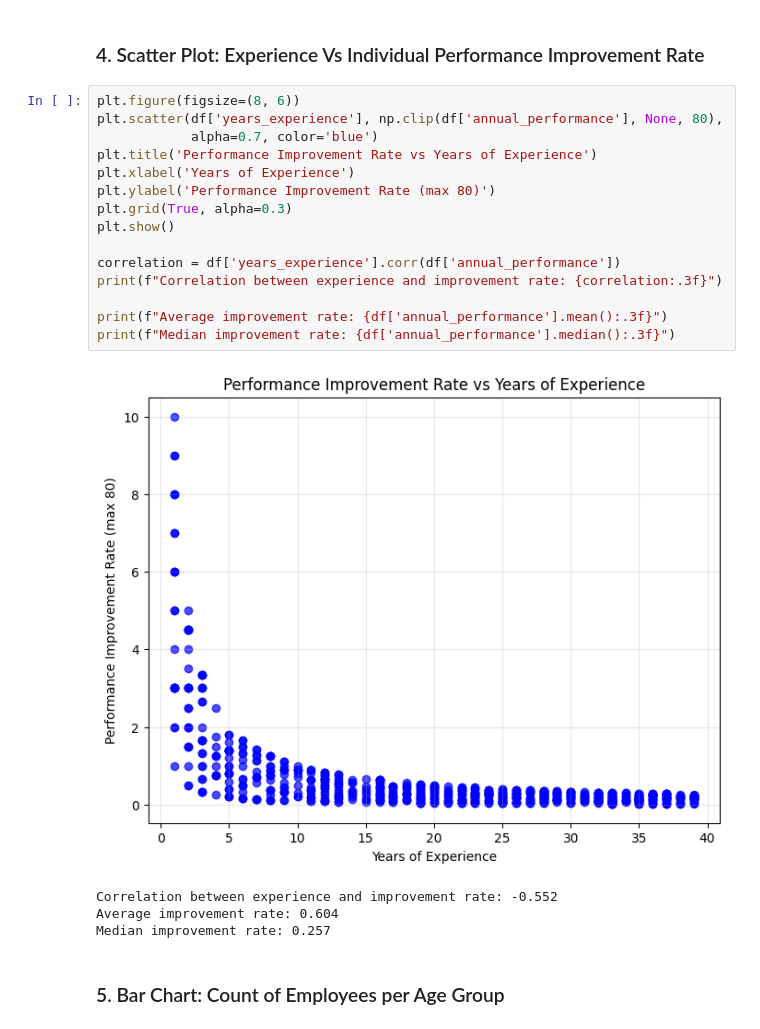
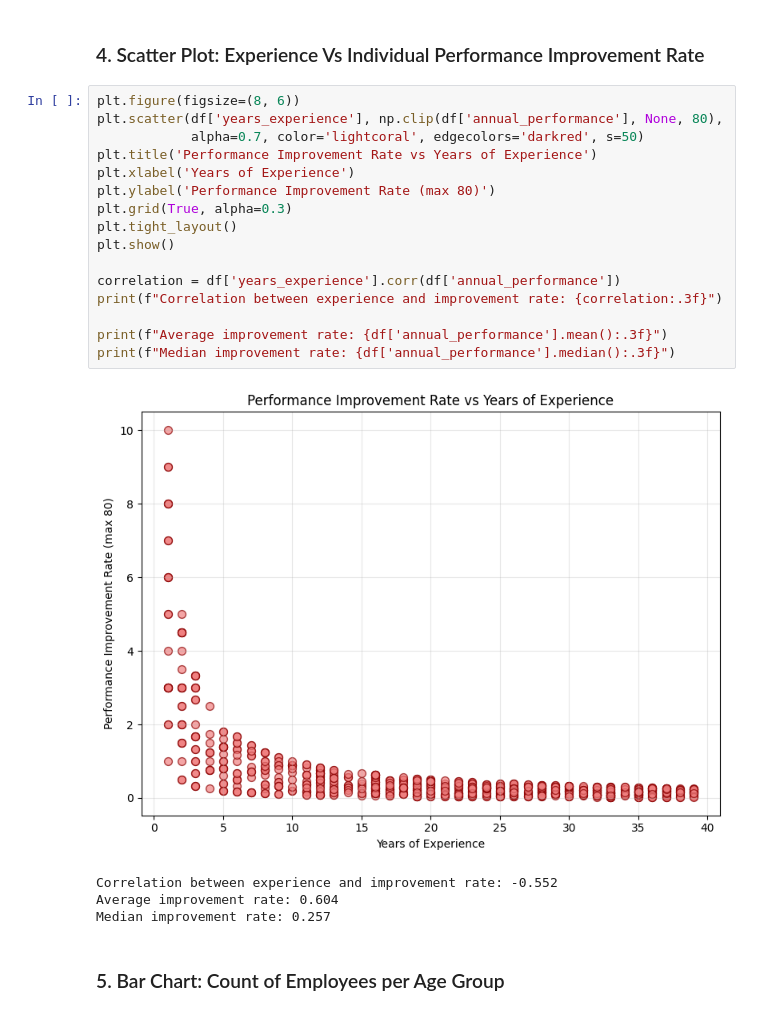
Before and after one commit to raquem-annierose/PolyTech-final-output, a Jupyter notebook: employee_performance_analysis.ipynb, the cells around one changed output. Cells and saved outputs as stored; diff of their text form.

Commit message:
update colors

```diff
--- a/employee_performance_analysis.ipynb
+++ b/employee_performance_analysis.ipynb
@@ -321,20 +332,21 @@ Mean: 5.49
 # %%
 plt.figure(figsize=(8, 6))
 plt.scatter(df['years_experience'], np.clip(df['annual_performance'], None, 80),
-            alpha=0.7, color='blue')
+            alpha=0.7, color='lightcoral', edgecolors='darkred', s=50)
 plt.title('Performance Improvement Rate vs Years of Experience')
 plt.xlabel('Years of Experience')
 plt.ylabel('Performance Improvement Rate (max 80)')
 plt.grid(True, alpha=0.3)
+plt.tight_layout()
 plt.show()
 
 correlation = df['years_experience'].corr(df['annual_performance'])
 print(f"Correlation between experience and improvement rate: {correlation:.3f}")
 
 print(f"Average improvement rate: {df['annual_performance'].mean():.3f}")
 print(f"Median improvement rate: {df['annual_performance'].median():.3f}")
 # %% [output]
-[figure, old version]
+[figure, new version]
 Correlation between experience and improvement rate: -0.552
 Average improvement rate: 0.604
 Median improvement rate: 0.257
```
Also changed, not shown: parts of 4 cells of this notebook.
